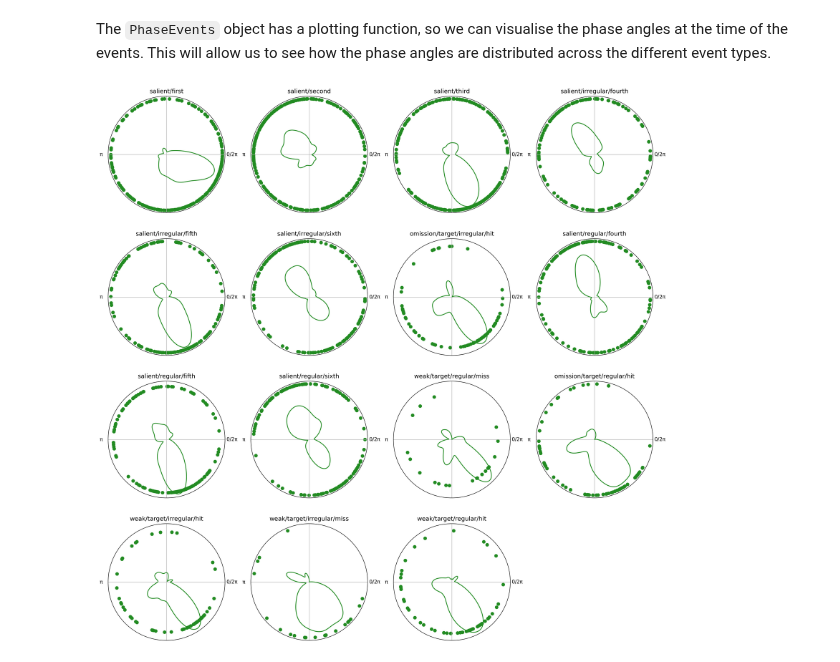
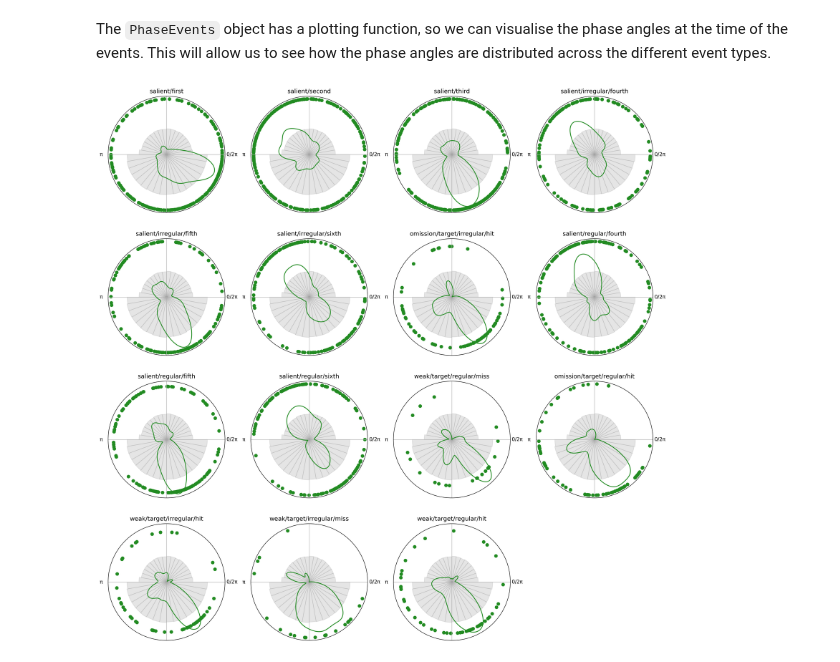
Before and after one commit to laurabpaulsen/pyriodic, a Jupyter notebook: docs_src/tutorials/01_intro.ipynb, the cells around one changed output. Drawn from its saved outputs; the diff is of its cells as text; code cells hidden in the pictures.

```diff
--- a/docs_src/tutorials/01_intro.ipynb
+++ b/docs_src/tutorials/01_intro.ipynb
@@ -144,6 +143,8 @@ Rejected 0 out of 2100 events (0.0%)
 # %% [markdown]
 The `PhaseEvents` object has a plotting function, so we can visualise the phase angles at the time of the events. This will allow us to see how the phase angles are distributed across the different event types.
 # %%
-phase_events.plot()
+phase_events.plot(
+    histogram=phase # adds a histogram of the phase angles (from the whole timeseries) to the plot
+)
 # %% [output]
-[figure, old version]
+[figure, new version]
```
Also changed, not shown: parts of 5 cells of this notebook, 2 other files.
